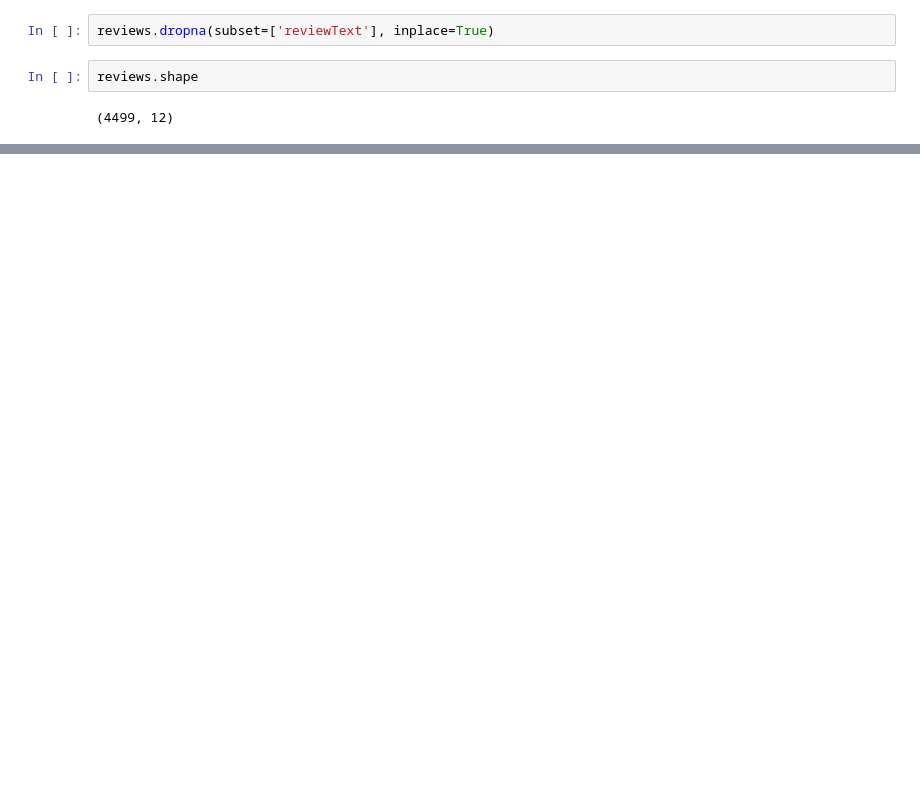
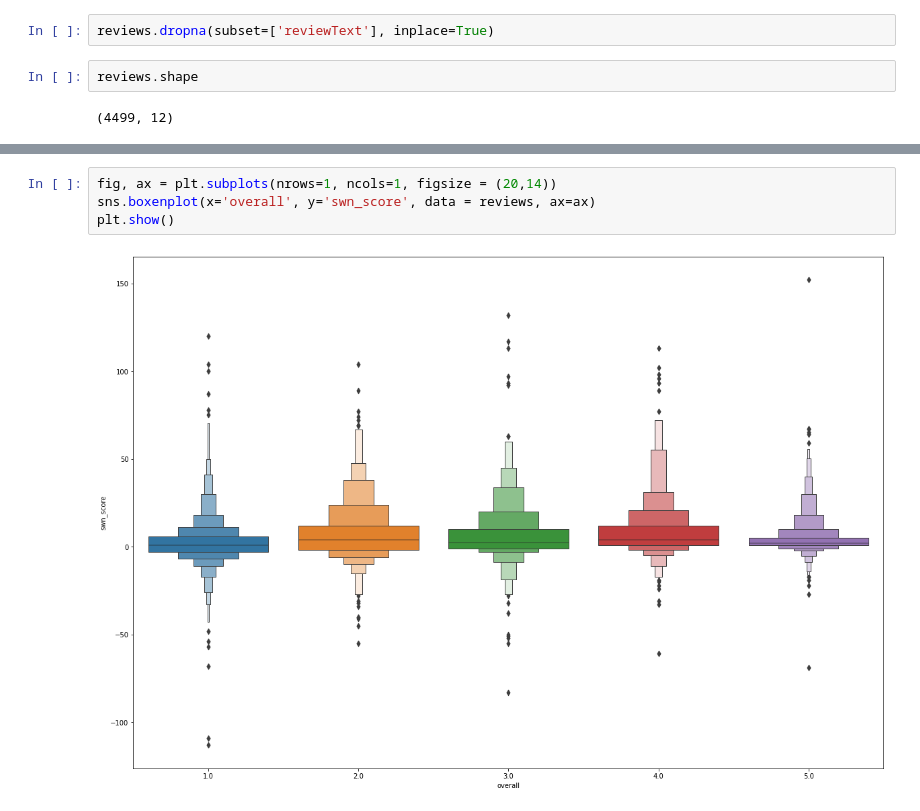
Before and after one commit to koosha-t/Sentiment-Analysis-NLP-for-Marketting, a Jupyter notebook: creating_sentiment_analyzer/Sentiment_Scoring_BaselineModel.ipynb, the cells around one changed output, grey strips where cells are left out. Drawn from its saved outputs; the diff is of its cells as text; blank space fills up the shorter version.

```diff
--- a/creating_sentiment_analyzer/Sentiment_Scoring_BaselineModel.ipynb
+++ b/creating_sentiment_analyzer/Sentiment_Scoring_BaselineModel.ipynb
@@ -109,0 +121,6 @@ reviews[['reviewText','sentiment']].sample(5)
+# %%
+fig, ax = plt.subplots(nrows=1, ncols=1, figsize = (20,14))
+sns.boxenplot(x='overall', y='swn_score', data = reviews, ax=ax)
+plt.show()
+# %% [output]
+[figure, added]
```
Also changed, not shown: parts of 9 cells of this notebook.
